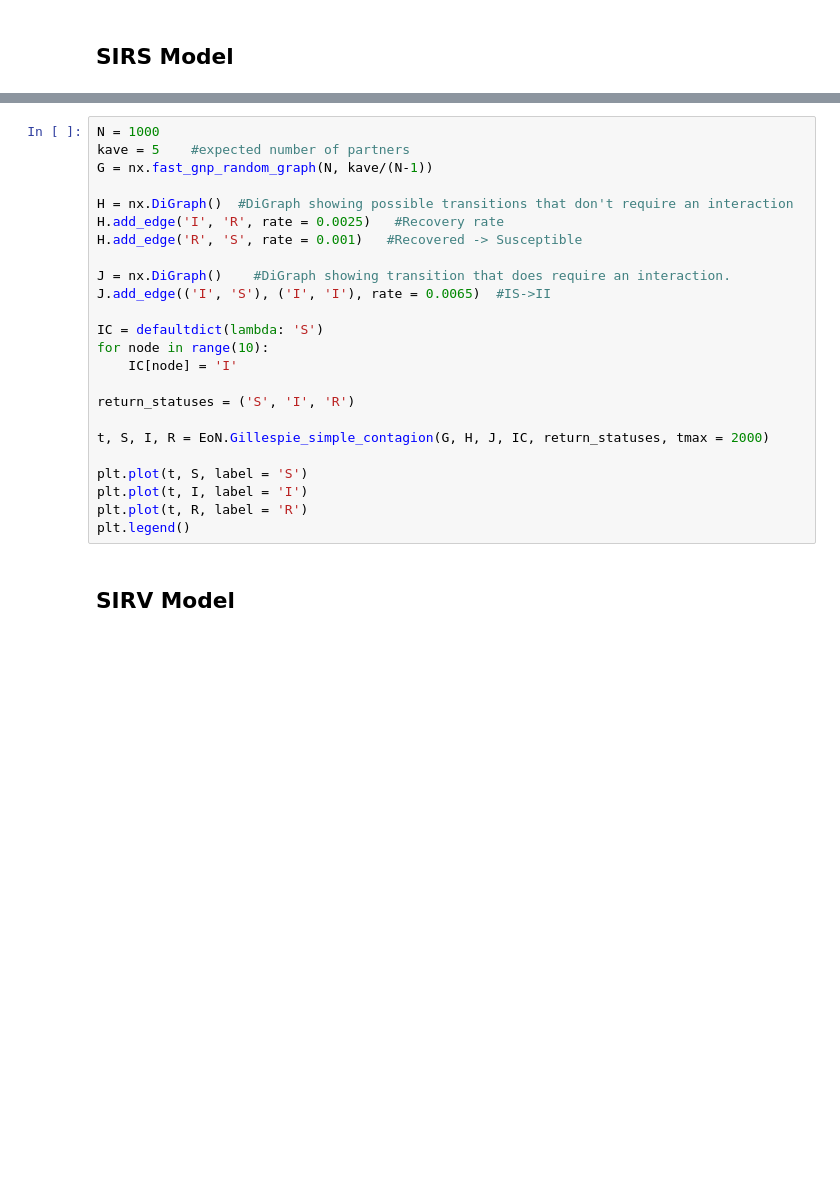
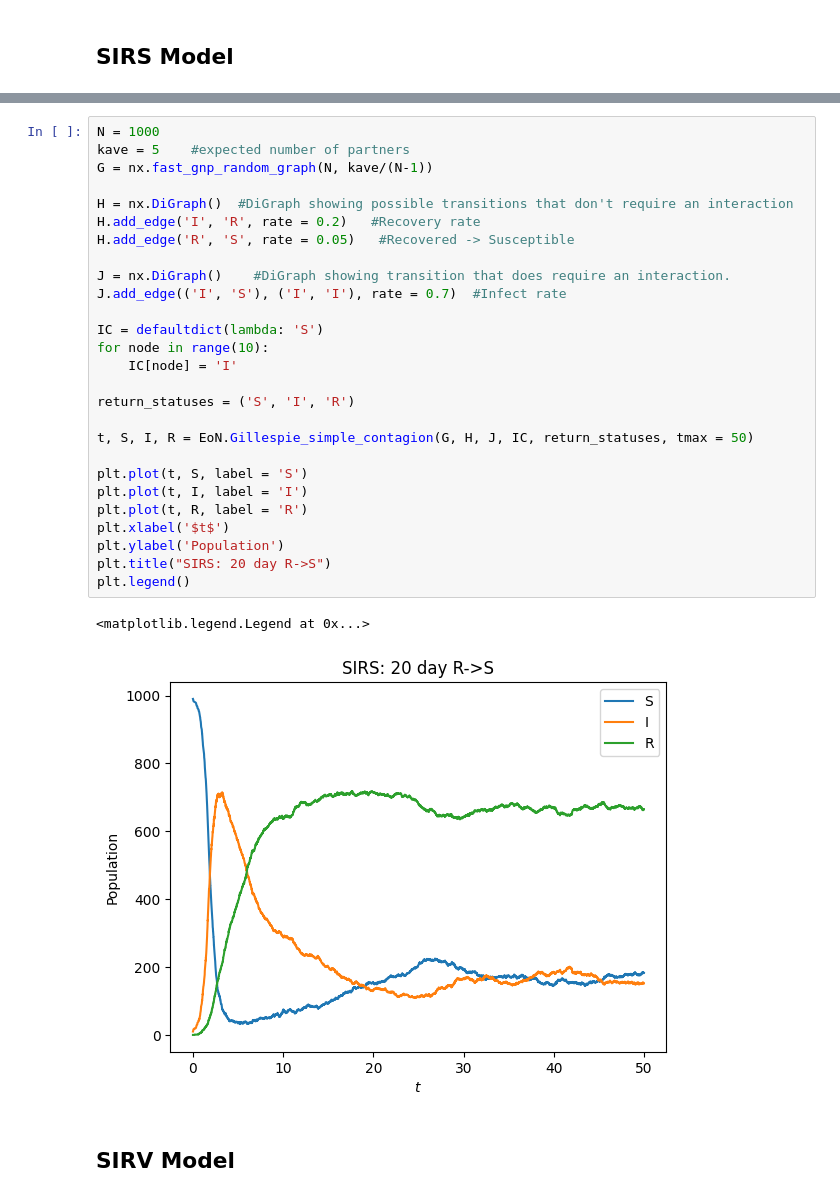
Before and after one commit to lajolico/Pandemic-Sim, a Jupyter notebook: PandemicModel.ipynb, the cells around one changed output, grey strips where cells are left out. Saved outputs shown, nothing was run; the diff lists cells and outputs as text; blank space fills up the shorter version.

```diff
--- a/PandemicModel.ipynb
+++ b/PandemicModel.ipynb
@@ -120,27 +153,33 @@ plt.show()
 # %%
 N = 1000
 kave = 5    #expected number of partners
 G = nx.fast_gnp_random_graph(N, kave/(N-1))
 
 H = nx.DiGraph()  #DiGraph showing possible transitions that don't require an interaction
-H.add_edge('I', 'R', rate = 0.0025)   #Recovery rate
-H.add_edge('R', 'S', rate = 0.001)   #Recovered -> Susceptible
+H.add_edge('I', 'R', rate = 0.2)   #Recovery rate
+H.add_edge('R', 'S', rate = 0.05)   #Recovered -> Susceptible
 
 J = nx.DiGraph()    #DiGraph showing transition that does require an interaction.
-J.add_edge(('I', 'S'), ('I', 'I'), rate = 0.0065)  #IS->II
+J.add_edge(('I', 'S'), ('I', 'I'), rate = 0.7)  #Infect rate
 
 IC = defaultdict(lambda: 'S')
 for node in range(10):
     IC[node] = 'I'
 
 return_statuses = ('S', 'I', 'R')
 
-t, S, I, R = EoN.Gillespie_simple_contagion(G, H, J, IC, return_statuses, tmax = 2000)
+t, S, I, R = EoN.Gillespie_simple_contagion(G, H, J, IC, return_statuses, tmax = 50)
 
 plt.plot(t, S, label = 'S')
 plt.plot(t, I, label = 'I')
 plt.plot(t, R, label = 'R')
+plt.xlabel('$t$')
+plt.ylabel('Population')
+plt.title("SIRS: 20 day R->S")
 plt.legend()
+# %% [output]
+<matplotlib.legend.Legend at 0x...>
+[figure, added]
 # %% [markdown]
 ## SIRV Model
 # %%
```
Also changed, not shown: parts of 7 cells of this notebook.
